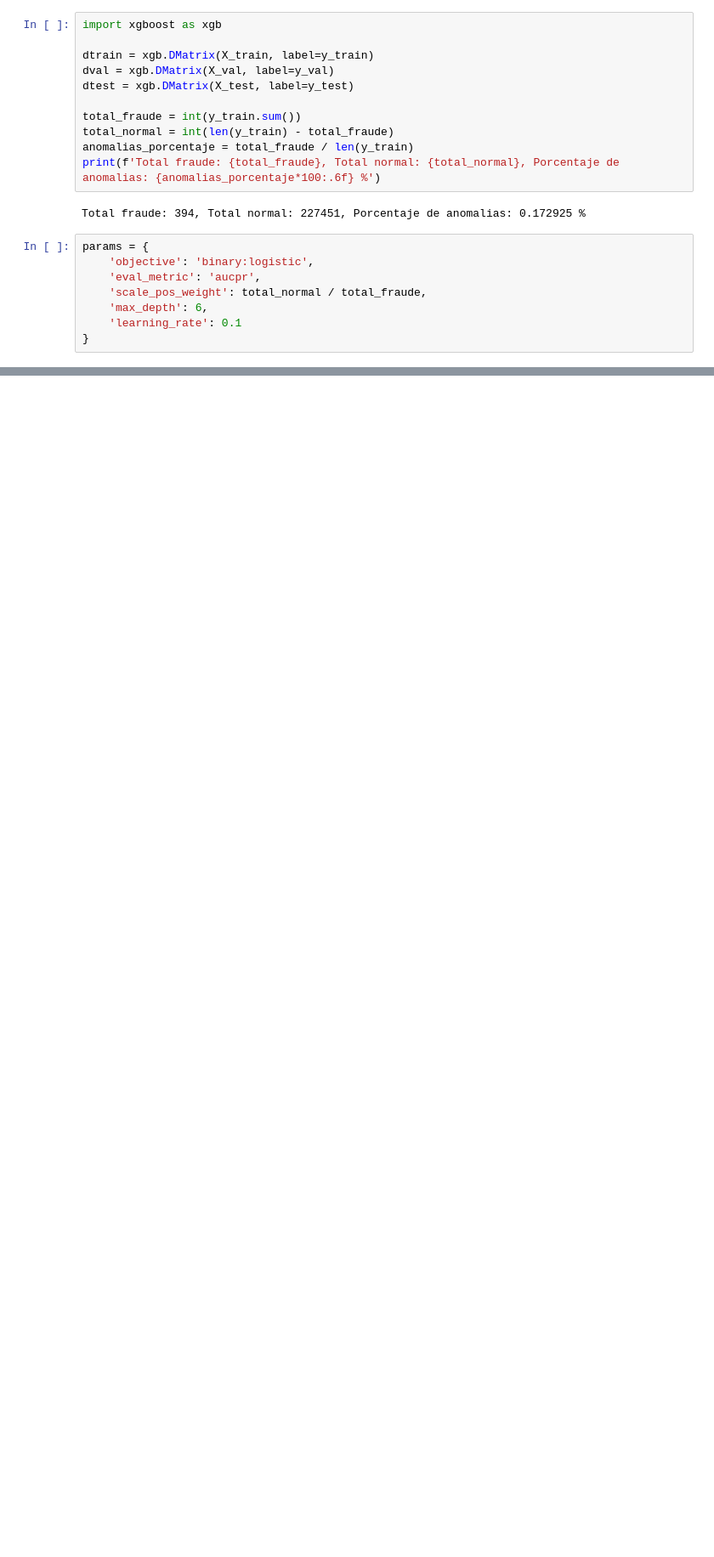
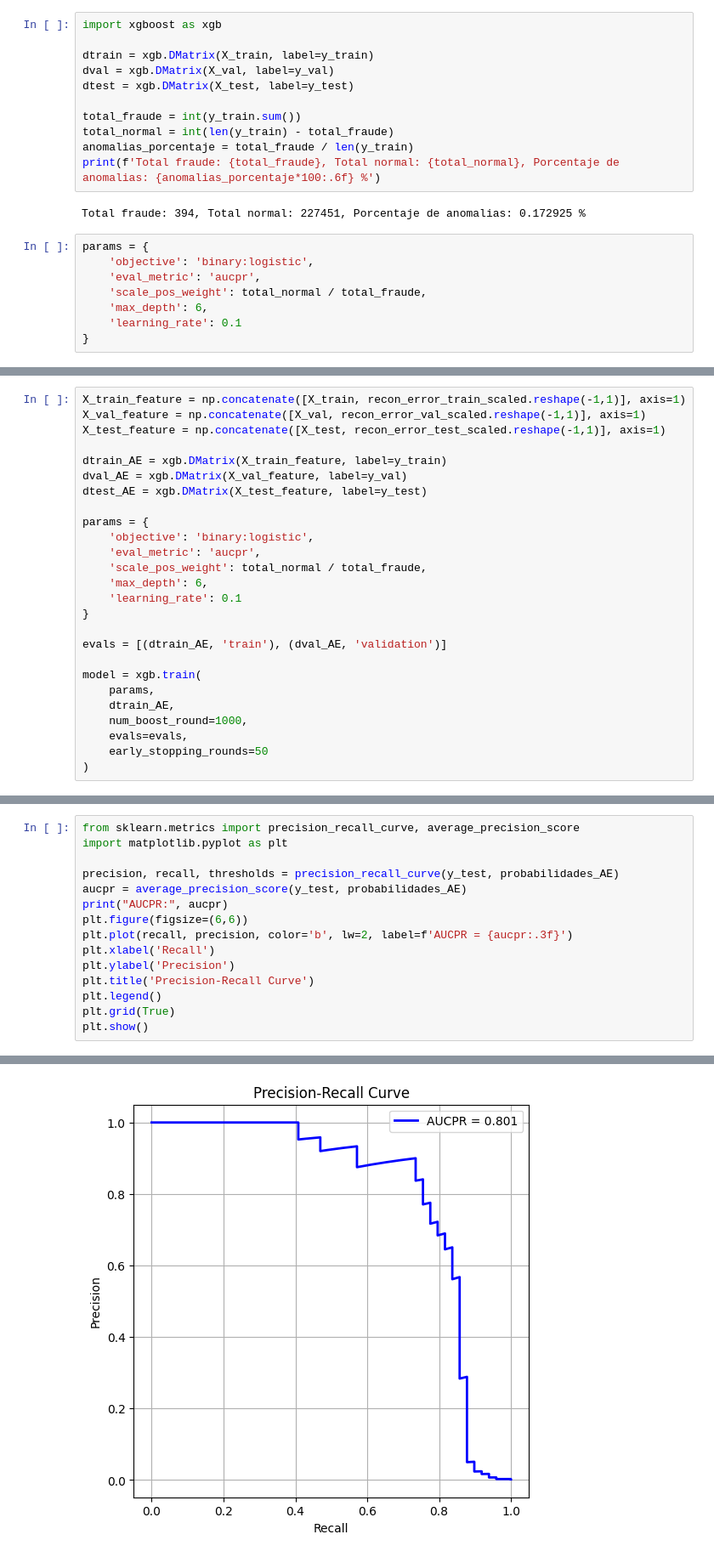
Before and after one commit to adr-00/creditcard-fraud-detection-ml, a Jupyter notebook: notebooks/xgboost-practice.ipynb, the cells around one changed output, grey strips where cells are left out. Shown at 85% size. Cells and saved outputs as stored; diff of their text form; blank space fills up the shorter version.

```diff
--- a/notebooks/xgboost-practice.ipynb
+++ b/notebooks/xgboost-practice.ipynb
@@ -127,0 +198,26 @@ plt.show()
+# %%
+X_train_feature = np.concatenate([X_train, recon_error_train_scaled.reshape(-1,1)], axis=1)
+X_val_feature = np.concatenate([X_val, recon_error_val_scaled.reshape(-1,1)], axis=1)
+X_test_feature = np.concatenate([X_test, recon_error_test_scaled.reshape(-1,1)], axis=1)
+
+dtrain_AE = xgb.DMatrix(X_train_feature, label=y_train)
+dval_AE = xgb.DMatrix(X_val_feature, label=y_val)
+dtest_AE = xgb.DMatrix(X_test_feature, label=y_test)
+
+params = {
+    'objective': 'binary:logistic',
+    'eval_metric': 'aucpr',
+    'scale_pos_weight': total_normal / total_fraude,
+    'max_depth': 6,
+    'learning_rate': 0.1
+}
+
+evals = [(dtrain_AE, 'train'), (dval_AE, 'validation')]
+
+model = xgb.train(
+    params,
+    dtrain_AE,
+    num_boost_round=1000,
+    evals=evals,
+    early_stopping_rounds=50
+)
@@ -127,0 +306,16 @@ plt.show()
+# %%
+from sklearn.metrics import precision_recall_curve, average_precision_score
+import matplotlib.pyplot as plt
+
+precision, recall, thresholds = precision_recall_curve(y_test, probabilidades_AE)
+aucpr = average_precision_score(y_test, probabilidades_AE)
+print("AUCPR:", aucpr)
+plt.figure(figsize=(6,6))
+plt.plot(recall, precision, color='b', lw=2, label=f'AUCPR = {aucpr:.3f}')
+plt.xlabel('Recall')
+plt.ylabel('Precision')
+plt.title('Precision-Recall Curve')
+plt.legend()
+plt.grid(True)
+plt.show()
+# %% [output]
@@ -127,0 +323 @@ plt.show()
+[figure, added]
```
Also changed, not shown: parts of 19 cells of this notebook, 9 other files.
